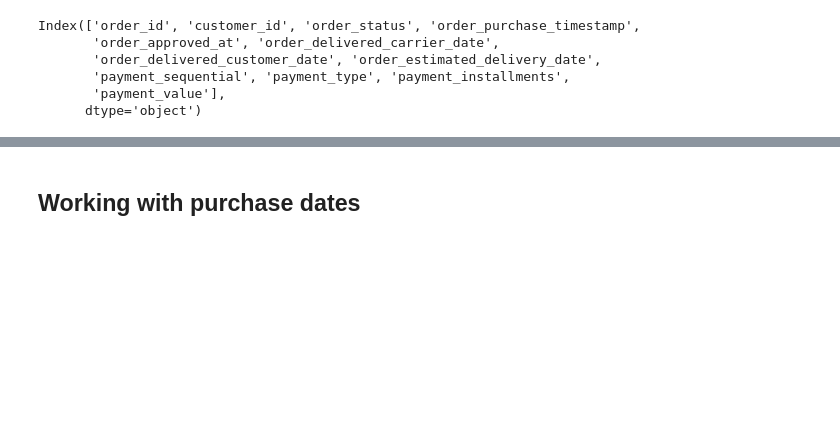
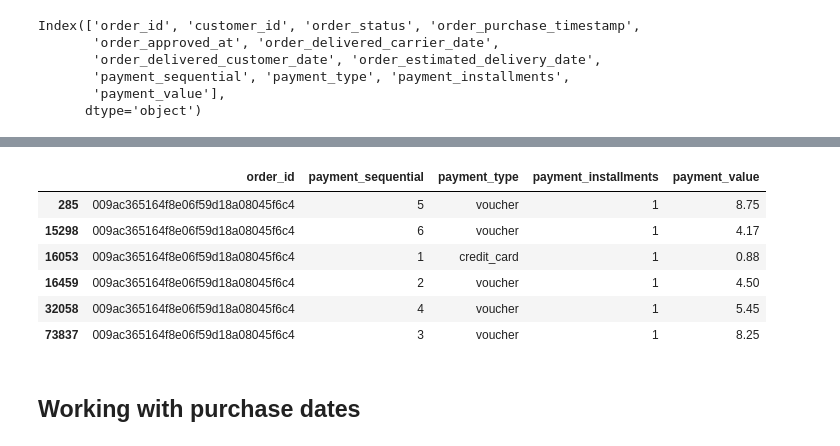
Before and after one commit to chusk2/git_, a Jupyter notebook: olist.ipynb, the cells around one changed output, grey strips where cells are left out. Saved outputs shown, nothing was run; the diff lists cells and outputs as text; code cells hidden in the pictures; blank space fills up the shorter version.

```diff
--- a/olist.ipynb
+++ b/olist.ipynb
@@ -138,3 +212,13 @@ Index(['order_id', 'customer_id', 'order_status', 'order_purchase_timestamp',
+# %%
+df_payments[df_payments.order_id == '009ac365164f8e06f59d18a08045f6c4']
+# %% [output]
+|  | order_id | payment_sequential | payment_type | payment_installments | payment_value |
+| 285 | 009ac365164f8e06f59d18a08045f6c4 | 5 | voucher | 1 | 8.75 |
+| 15298 | 009ac365164f8e06f59d18a08045f6c4 | 6 | voucher | 1 | 4.17 |
+| 16053 | 009ac365164f8e06f59d18a08045f6c4 | 1 | credit_card | 1 | 0.88 |
+| 16459 | 009ac365164f8e06f59d18a08045f6c4 | 2 | voucher | 1 | 4.50 |
+| 32058 | 009ac365164f8e06f59d18a08045f6c4 | 4 | voucher | 1 | 5.45 |
+| 73837 | 009ac365164f8e06f59d18a08045f6c4 | 3 | voucher | 1 | 8.25 |
 # %%
 total_revenue = df.payment_value.sum()
 # %% [markdown]
```
Also changed, not shown: parts of 13 cells of this notebook.
